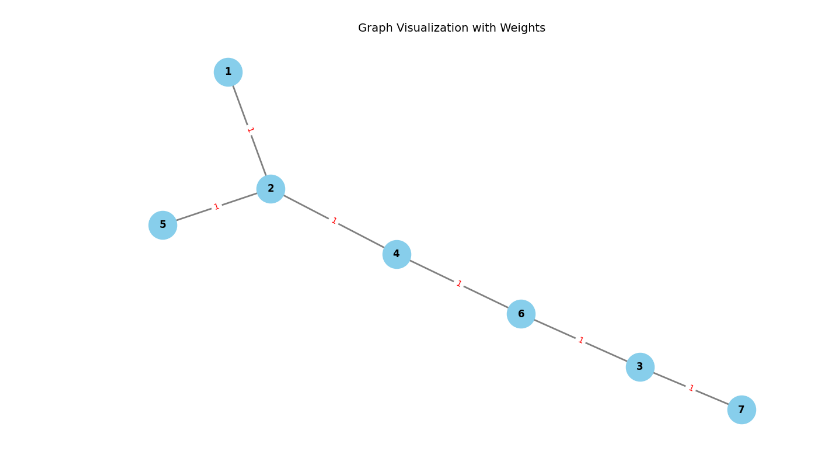
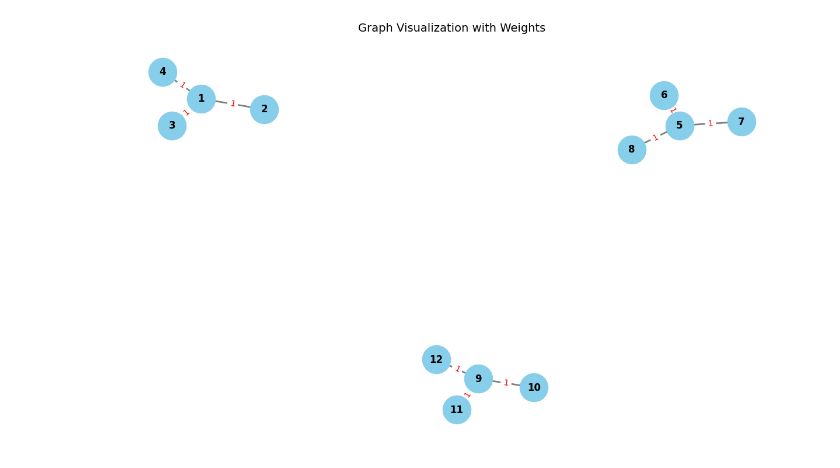
Before and after one commit to SaifulIslamReyad/cph, a Jupyter notebook: algorithm/Graph/visualize.ipynb, the cells around one changed output. Saved outputs shown, nothing was run; the diff lists cells and outputs as text; code cells hidden in the pictures.

```diff
--- a/algorithm/Graph/visualize.ipynb
+++ b/algorithm/Graph/visualize.ipynb
@@ -1,31 +1,41 @@
 # %%
 import networkx as nx
 import matplotlib.pyplot as plt
 
 # Create a graph
 G = nx.Graph()
 
 # List of edges with weights
-edges =  [(1, 2, 1), (2, 4, 1), (2, 5, 1), (4, 6, 1), (6, 3, 1), (3, 7, 1)]
+edges = [
+        (1, 2, 1),
+        (1, 3, 1),
+        (1, 4, 1),
+        (5, 6, 1),
+        (5, 7, 1),
+        (5, 8, 1),
+        (9, 10, 1),
+        (9, 11, 1),
+        (9, 12, 1),
+    ]
 
 # Add edges to the graph
 for u, v, w in edges:
     G.add_edge(u, v, weight=w)
 
 # Define positions for nodes
 pos = nx.spring_layout(G, seed=42, k=0.3)  # Adjust k for better spacing
 
 # Draw the graph
 plt.figure(figsize=(12, 7))
 nx.draw(G, pos, with_labels=True, node_size=1200, node_color="skyblue",
         edge_color="gray", font_size=12, font_weight="bold", width=2)
 
 # Draw edge labels (weights)
 edge_weights = nx.get_edge_attributes(G, "weight")
 nx.draw_networkx_edge_labels(G, pos, edge_labels=edge_weights, font_size=10, font_color="red")
 
 # Show the graph
 plt.title("Graph Visualization with Weights", fontsize=14)
 plt.show()
 # %% [output]
-[figure, old version]
+[figure, new version]
```
Also changed, not shown: 26 other files.
